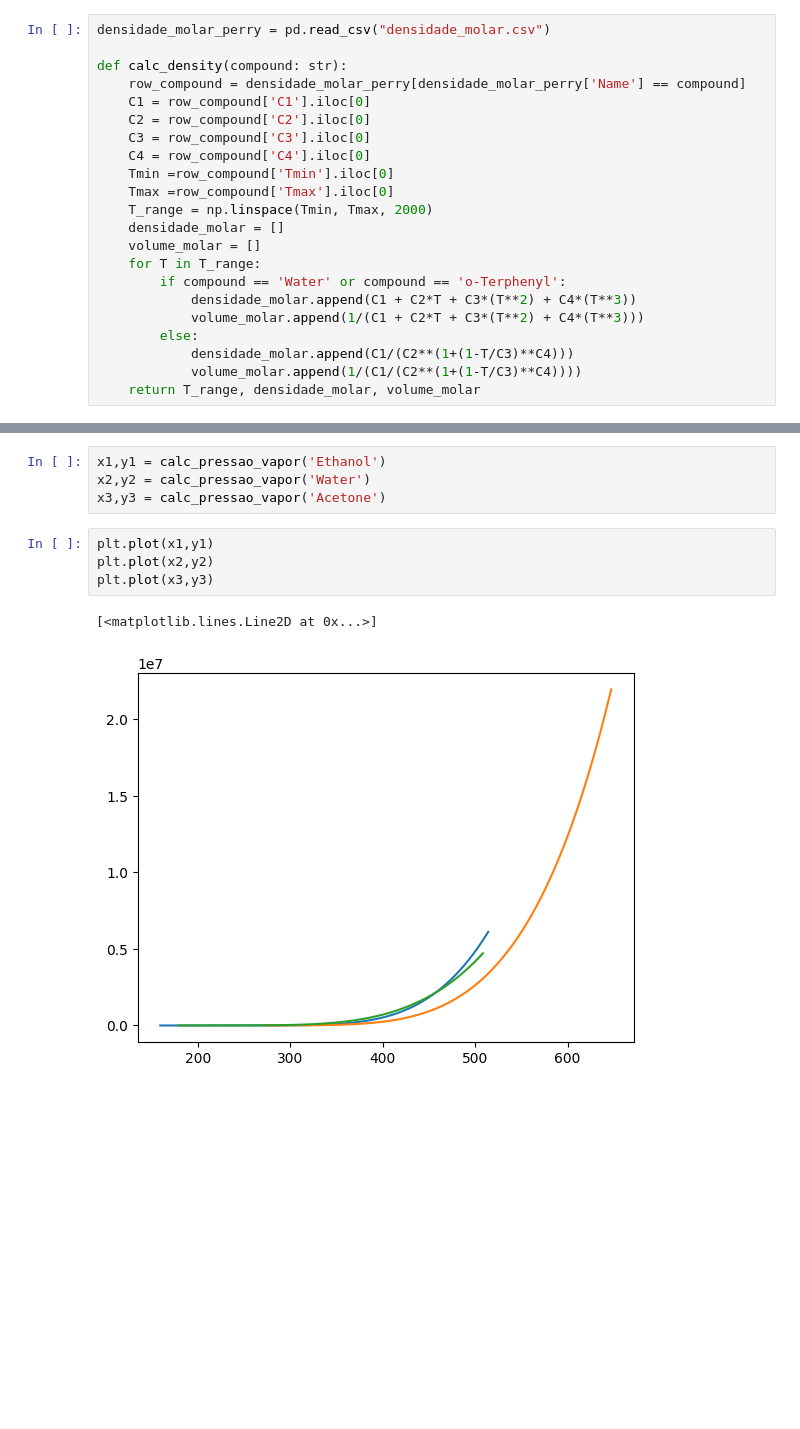
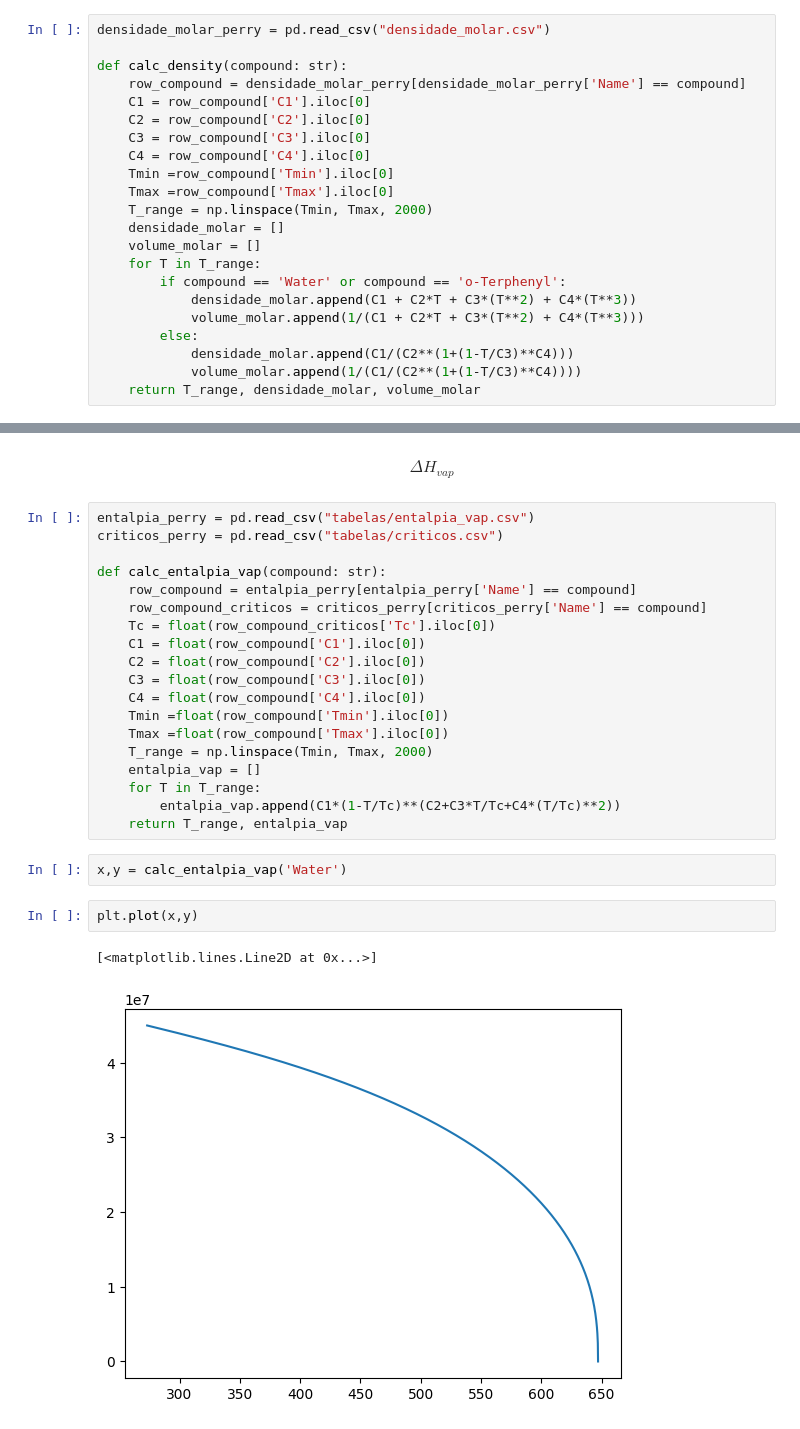
Before and after one commit to willc127/ThermoGraph, a Jupyter notebook: main.ipynb, the cells around one changed output, grey strips where cells are left out. Saved outputs shown, nothing was run; the diff lists cells and outputs as text; blank space fills up the shorter version.

Commit message:
entalpia de vaporização inserida

```diff
--- a/main.ipynb
+++ b/main.ipynb
@@ -67,11 +52,28 @@ def grafico_pressao_vapor(T_range, pressao_vapor, compound):
-# %%
-x1,y1 = calc_pressao_vapor('Ethanol')
-x2,y2 = calc_pressao_vapor('Water')
-x3,y3 = calc_pressao_vapor('Acetone')
-# %%
-plt.plot(x1,y1)
-plt.plot(x2,y2)
-plt.plot(x3,y3)
-# %% [output]
-[<matplotlib.lines.Line2D at 0x...>]
-[figure, removed]
+# %% [markdown]
+$$\Delta H_{vap}$$
+# %%
+entalpia_perry = pd.read_csv("tabelas/entalpia_vap.csv")
+criticos_perry = pd.read_csv("tabelas/criticos.csv")
+
+def calc_entalpia_vap(compound: str):
+    row_compound = entalpia_perry[entalpia_perry['Name'] == compound]
+    row_compound_criticos = criticos_perry[criticos_perry['Name'] == compound]
+    Tc = float(row_compound_criticos['Tc'].iloc[0])
+    C1 = float(row_compound['C1'].iloc[0])
+    C2 = float(row_compound['C2'].iloc[0])
+    C3 = float(row_compound['C3'].iloc[0])
+    C4 = float(row_compound['C4'].iloc[0])
+    Tmin =float(row_compound['Tmin'].iloc[0])
+    Tmax =float(row_compound['Tmax'].iloc[0])
+    T_range = np.linspace(Tmin, Tmax, 2000)
+    entalpia_vap = []
+    for T in T_range:
+        entalpia_vap.append(C1*(1-T/Tc)**(C2+C3*T/Tc+C4*(T/Tc)**2))
+    return T_range, entalpia_vap
+# %%
+x,y = calc_entalpia_vap('Water')
+# %%
+plt.plot(x,y)
+# %% [output]
+[<matplotlib.lines.Line2D at 0x...>]
+[figure, added]
```
Also changed, not shown: parts of 2 cells of this notebook, 8 other files.
